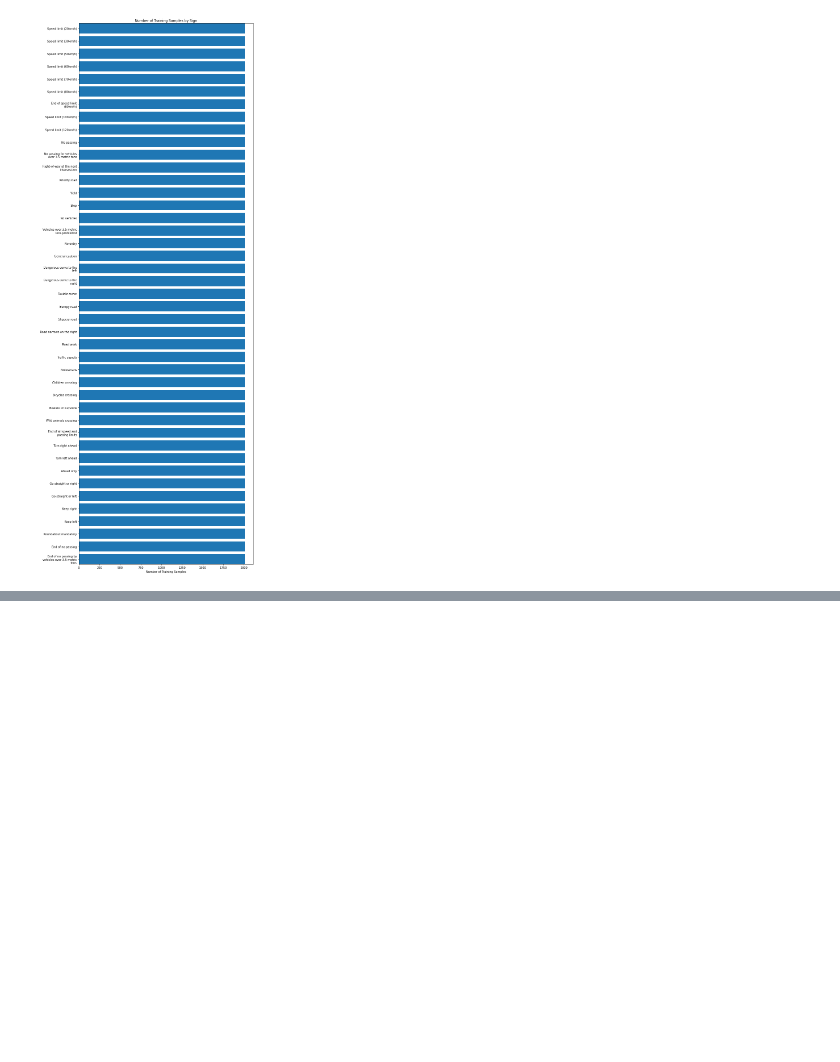
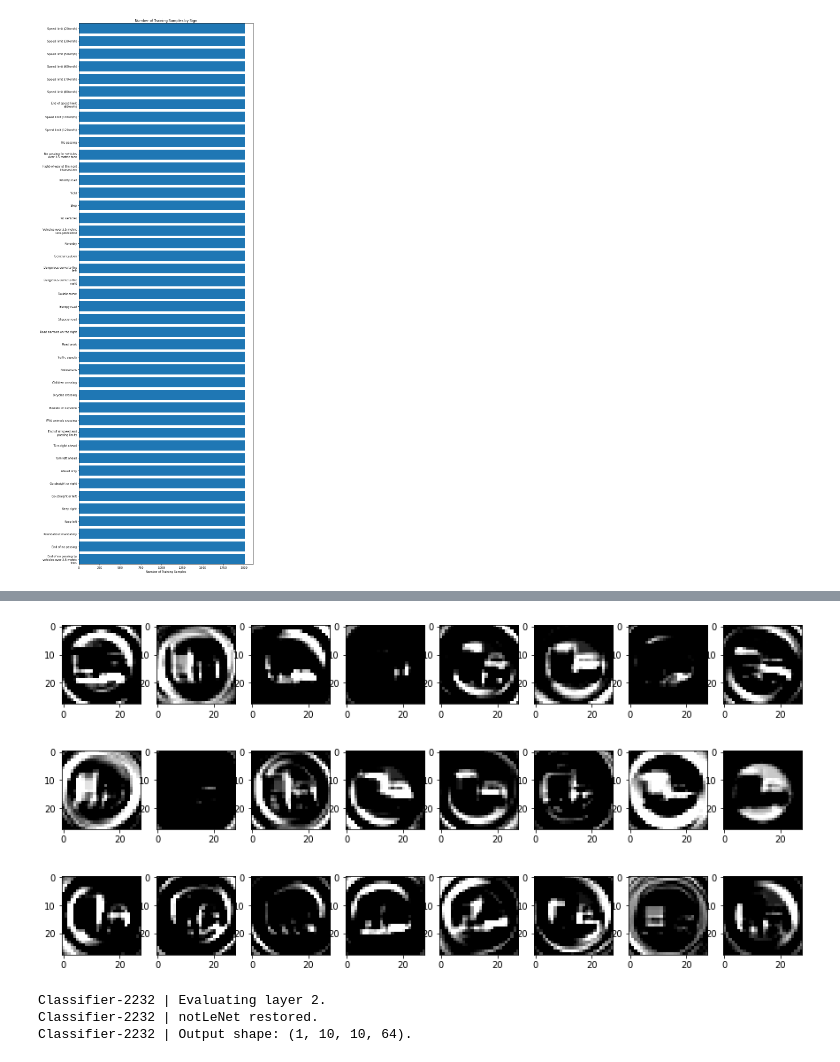
Before and after one commit to ben-blazado/CarND-Traffic-Sign-Classifier-Project, a Jupyter notebook: test.ipynb, the cells around one changed output, grey strips where cells are left out. Drawn from its saved outputs; the diff is of its cells as text; code cells hidden in the pictures; blank space fills up the shorter version.

```diff
--- a/test.ipynb
+++ b/test.ipynb
@@ -1099,0 +1073,10 @@ os.sys.path
+# %%
+vwr.imShowConvOutputs(layer_outputs)
+# %% [output]
+[figure, added]
+# %%
+layer_outputs = m.eval_layer(2, wiki_traffic_signs.X[0])
+# %% [output]
+Classifier-2232 | Evaluating layer 2.
+Classifier-2232 | notLeNet restored.
+Classifier-2232 | Output shape: (1, 10, 10, 64).
```
Also changed, not shown: parts of 22 cells of this notebook, 3 other files.
